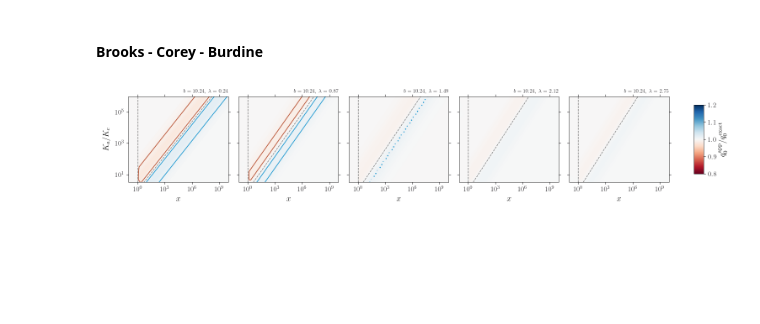
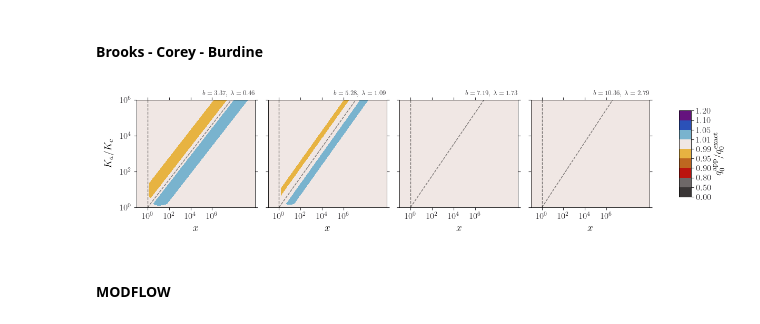
Before and after one commit to jpaccolat/seepage, a Jupyter notebook: exp3.ipynb, the cells around one changed output. Cells and saved outputs as stored; diff of their text form; code cells hidden in the pictures; blank space fills up the shorter version.

```diff
--- a/exp3.ipynb
+++ b/exp3.ipynb
@@ -23,10 +24,10 @@ output_path = pathlib.Path("/home/jonas/shared/Work/SSeep2026/Figures")
 # %%
 # load data
-df_vGM = pd.read_csv('exp3_vGM_09/rates.csv', index_col=0)
+df_vGM = pd.read_csv('exp3_vGM/rates_0.9.csv', index_col=0)
 
 df_vGM['cond_ratio'] = df_vGM['aq_cond'] / df_vGM['cl_cond']
 cond_ratio = df_vGM['cond_ratio'].unique()
-b = df_vGM['b'].unique()[1:-5:3]
+b = df_vGM['b'].unique()
 # %%
 fig, axs = plt.subplots(1, len(b), figsize=(3 * len(b), 3))
 
@@ -43,7 +44,7 @@ for i, v in enumerate(b):
     z = df_vGM.loc[idx, 'q0_ap'] / df_vGM.loc[idx, 'q0_ex']
     z = z.to_numpy().reshape(len(x), len(y)).T
     cf = axs[i].contourf(x, y, z, levels=15, cmap=cmap, norm=norm)
-    cl = axs[i].contour(x, y, z, levels=[0.99, 1.01], colors=[c099, c101],
+    cl = axs[i].contour(x, y, z, levels=[0.9, 0.99, 1.01, 1.1], colors=[c099, c099, c101, c101],
                         linestyles='-')
 
     axs[i].axvline(0, ls='--', c='k', lw=1, alpha=0.5)
@@ -74,5 +75,5 @@ cb = fig.colorbar(cm.ScalarMappable(cmap=cmap, norm=norm), cax=cax,
              orientation='vertical', label='$q_0^\\mathrm{app} / q_0^\\mathrm{exact}$')
 
 plt.tight_layout()
-plt.savefig(output_path / 'q0_map_vGM_09.pdf')
+#plt.savefig(output_path / 'q0_map_vGM/09.pdf')
 # %% [output]
@@ -79,0 +85,8 @@ plt.savefig(output_path / 'q0_map_vGM_09.pdf')
+# %%
+# load data
+df_vGM = pd.read_csv('exp3_vGM/rates.csv', index_col=0)
+
+df_vGM['cond_ratio'] = df_vGM['aq_cond'] / df_vGM['cl_cond']
+cond_ratio = df_vGM['cond_ratio'].unique()
+b = df_vGM['b'].unique()
+b = [b[i] for i in [2, 5, 8, 13]]
@@ -84,54 +149,57 @@ plt.savefig(output_path / 'q0_map_vGM_09.pdf')
 df_BCB = pd.read_csv('exp3_BCB/rates.csv', index_col=0)
 df_BCB['cond_ratio'] = df_BCB['aq_cond'] / df_BCB['cl_cond']
 cond_ratio = df_BCB['cond_ratio'].unique()
-b = df_BCB['b'].unique()[1:-5:3]
+b = df_BCB['b'].unique()
+b = [b[i] for i in [2, 5, 8, 13]]
 # %%
 fig, axs = plt.subplots(1, len(b), figsize=(3 * len(b), 3))
 
-c099 = "#b84e2e"
-c101 = "#1696d1"
-
-cmap = cm.RdBu
-norm = colors.Normalize(vmin=0.8, vmax=1.2)
+bounds = [0., 0.5, 0.8, 0.9, 0.95, 0.99, 1.01, 1.05, 1.1, 1.2]
+color_list = ["#3A3636", "#6E6868", "#bb140e", "#be6720", "#e7b341",
+              "#f0e7e4",  "#79b3ce","#2B51B8", "#65137e"]
+cmap = colors.LinearSegmentedColormap.from_list('mymap', color_list, 9)
+norm = colors.BoundaryNorm(bounds, ncolors=9)
 
 for i, v in enumerate(b):
     idx = df_BCB['b'] == v
     x = np.log10(df_BCB.loc[idx, 'x'].unique())
     y = np.log10(df_BCB.loc[idx, 'cond_ratio'].unique())
     z = df_BCB.loc[idx, 'q0_ap'] / df_BCB.loc[idx, 'q0_ex']
     z = z.to_numpy().reshape(len(x), len(y)).T
-    cf = axs[i].contourf(x, y, z, levels=15, cmap=cmap, norm=norm)
-    cl = axs[i].contour(x, y, z, levels=[0.99, 1.01], colors=[c099, c101],
-                        linestyles='-')
+    cf = axs[i].contourf(x, y, z, levels=bounds, colors=color_list)
 
     axs[i].axvline(0, ls='--', c='k', lw=1, alpha=0.5)
     x = np.linspace(0, 10)
     y = v / (1 + v) * x
     axs[i].plot(x, y, ls='--', c='k', lw=1, alpha=0.5)
 
 for i1 in range(len(b)):
     axs[i1].spines["top"].set_visible(True)
     axs[i1].spines["right"].set_visible(True)
     axs[i1].tick_params(top=True, right=True)
     axs[i1].set(xscale='linear', yscale='linear')
     axs[i1].minorticks_off()
     axs[i1].set_xlabel('$x$', labelpad=5)
     axs[i1].set_xlim(xmin=-1, xmax=10)
-    axs[i1].set_xticks([0, 3, 6, 9],
-                       labels=['$10^0$', '$10^3$', '$10^6$', '$10^9$'])
-    axs[i1].set_ylim(ymin=0.5, ymax=6)
-    axs[i1].set_yticks([1, 3, 5], labels=[])
-    axs[i1].set_title(f'$b = {b[i]:.2f}$, $\\lambda = {(b[i1]-2)/3:.2f}$',
+    axs[i1].set_xticks([0, 2, 4, 6],
+                       labels=['$10^0$', '$10^2$', '$10^4$', '$10^6$'])
+    axs[i1].set_ylim(ymin=0, ymax=6)
+    axs[i1].set_yticks([0, 2, 4, 6], labels=[])
+    axs[i1].set_title(f'$b = {b[i1]:.2f}$, $\\lambda = {(b[i1]-2)/3:.2f}$',
                       fontsize=9)
 axs[0].set_ylabel('$K_a / K_c$', labelpad=8)
-axs[0].set_yticklabels(['$10^1$', '$10^3$', '$10^5$'])
+axs[0].set_yticklabels(['$10^0$', '$10^2$', '$10^4$', '$10^6$'])
 
 # colorbar
 cax = axs[-1].inset_axes([1.25, 0.1, 0.1, 0.8])
-cb = fig.colorbar(cm.ScalarMappable(cmap=cmap, norm=norm), cax=cax,
-             orientation='vertical', label='$q_0^\\mathrm{app} / q_0^\\mathrm{exact}$')
+cb = plt.colorbar(cm.ScalarMappable(cmap=cmap, norm=norm), cax=cax,
+                  orientation='vertical',
+                  label='$q_0^\\mathrm{app} / q_0^\\mathrm{exact}$'
+                  )
 
 plt.tight_layout()
 plt.savefig(output_path / 'q0_map_BCB.pdf')
 # %% [output]
-[figure, old version]
+[figure, new version]
+# %% [markdown]
+#### MODFLOW
```
Also changed, not shown: parts of 8 cells of this notebook, 2 other files.
